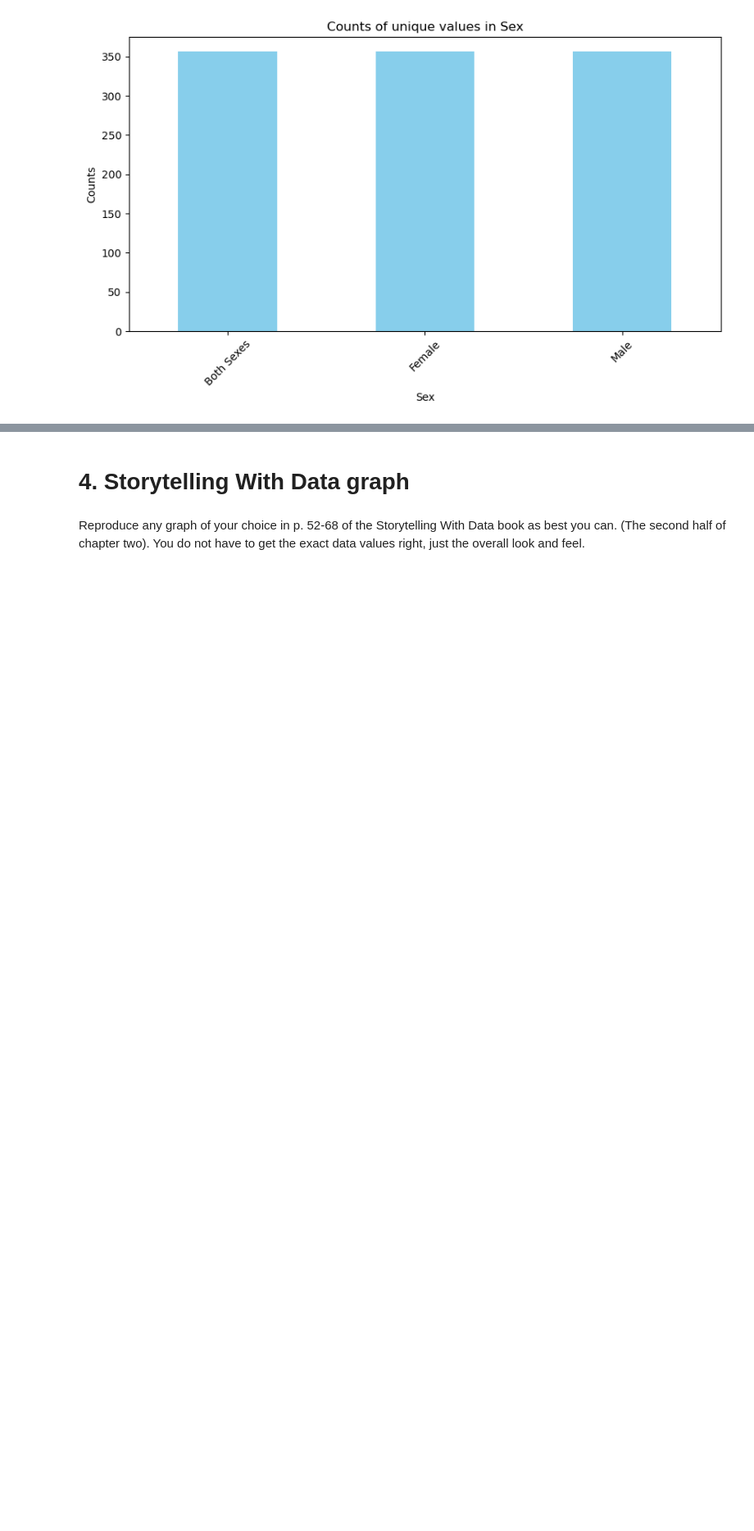
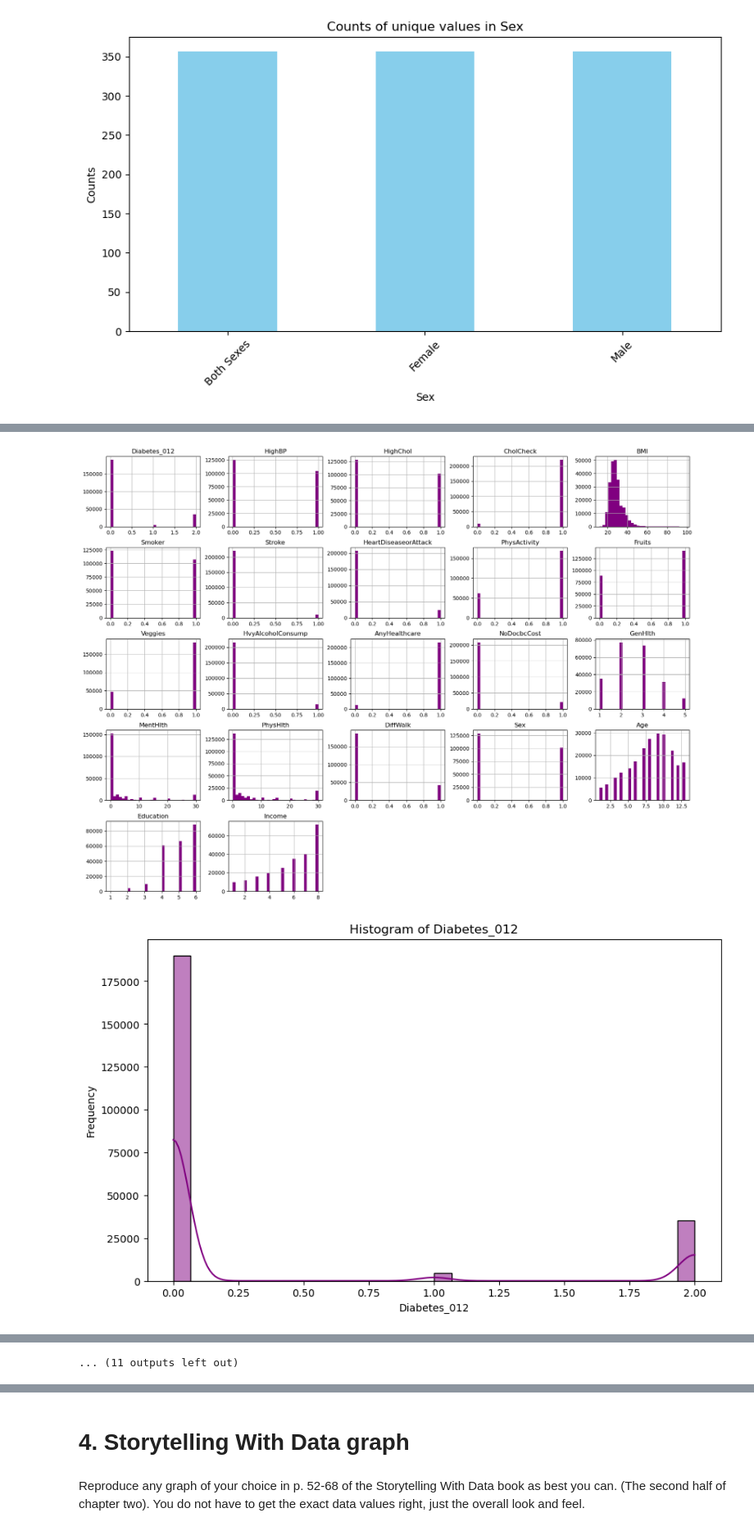
Before and after one commit to veniola/Module-B-semester-2, a Jupyter notebook: OMDS-ModB2-Week4.ipynb, the cells around one changed output, grey strips where cells are left out. Shown at 82% size. Drawn from its saved outputs; the diff is of its cells as text; code cells hidden in the pictures; blank space fills up the shorter version.

```diff
--- a/OMDS-ModB2-Week4.ipynb
+++ b/OMDS-ModB2-Week4.ipynb
@@ -199,0 +273,45 @@ CONCLUSIONS:
+# %%
+# MORE ANALYSIS:
+
+# Histogram of each feature
+diabetes_clean.hist(bins=30, figsize=(20, 15), color='purple')
+
+# Histogram variations:
+# Histogram plot of each feature (with KDE)
+for column in diabetes_clean.columns:
+    plt.figure(figsize=(10, 6))
+    sns.histplot(diabetes_clean[column], bins=30, kde=True, color='purple')
+    plt.title(f'Histogram of {column}')
+    plt.xlabel(column)
+    plt.ylabel('Frequency')
+    plt.show()
+
+# Swarm plot of each feature
+# for column in diabetes_clean.columns:
+    # plt.figure(figsize=(10, 6))
+    # sns.swarmplot(x=diabetes_clean[column], color='purple')
+    # plt.title(f'Swarm Plot of {column}')
+    # plt.xlabel(column)
+    # plt.ylabel('Density')
+    # plt.show()
+
+# kdeplot of each feature
+# for column in diabetes_clean.columns:
+    # plt.figure(figsize=(10, 6))
+    # sns.kdeplot(diabetes_clean[column], color='purple')
+    # plt.title(f'KDE Plot of {column}')
+    # plt.xlabel(column)
+    # plt.ylabel('Density')
+    # plt.show()
+
+# Violin plot of each feature
+# for column in diabetes_clean.columns:
+    # plt.figure(figsize=(10, 6))
+    # sns.violinplot(x=diabetes_clean[column], color='purple')
+    # plt.title(f'Violin Plot of {column}')
+    # plt.xlabel(column)
+    # plt.ylabel('Density')
+    # plt.show()
+# %% [output]
+[figure, added]
+[figure, added]
@@ -199,0 +328 @@ CONCLUSIONS:
+... (11 outputs left out)
```
Also changed, not shown: parts of 10 cells of this notebook, 3 other files.
